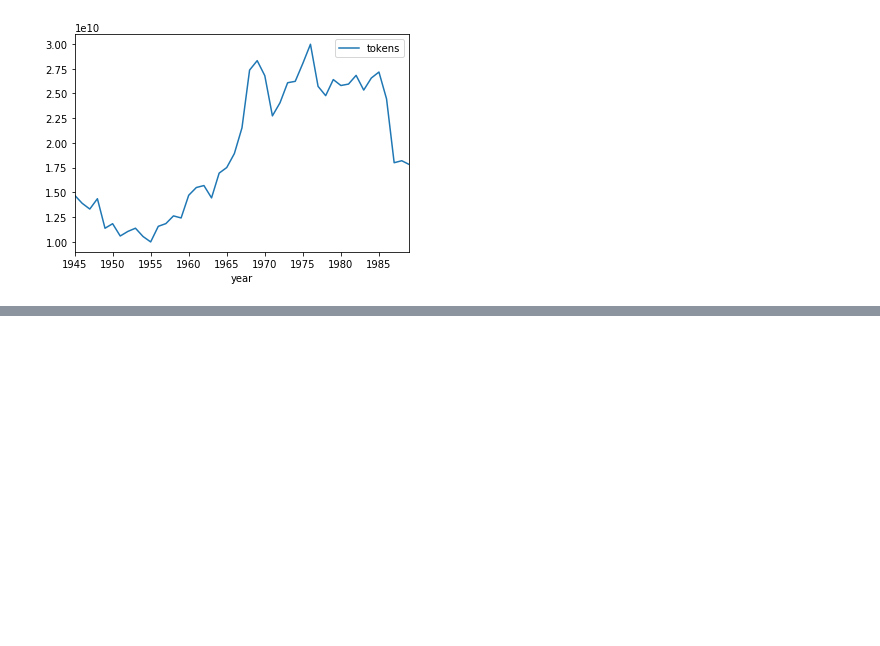
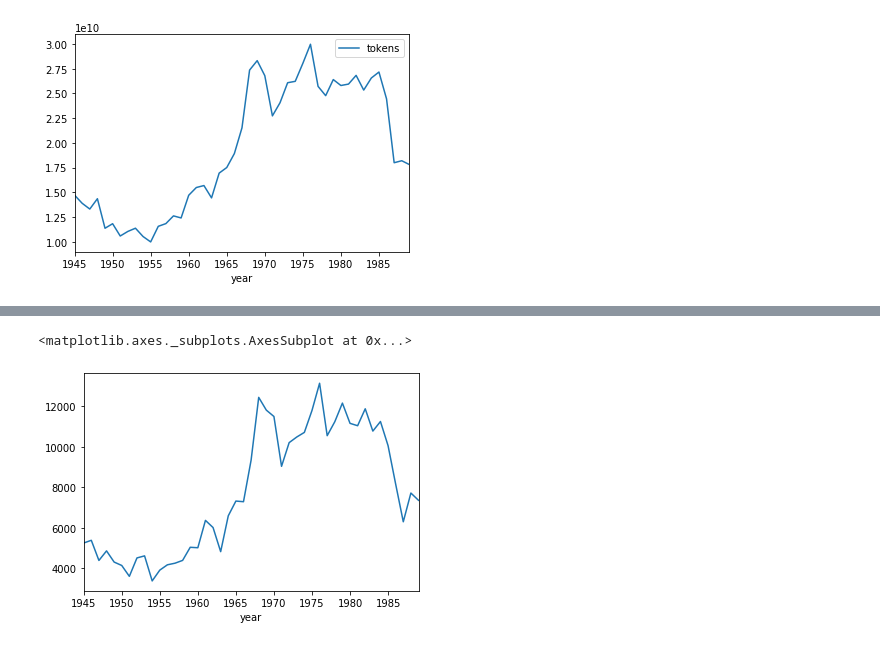
Before and after one commit to welfare-state-analytics/welfare_state_analytics, a Jupyter notebook: westac/case_study_political_in_newspapers/scratchbook.ipynb, the cells around one changed output, grey strips where cells are left out. Cells and saved outputs as stored; diff of their text form; code cells hidden in the pictures; blank space fills up the shorter version.

```diff
--- a/westac/case_study_political_in_newspapers/scratchbook.ipynb
+++ b/westac/case_study_political_in_newspapers/scratchbook.ipynb
@@ -24,0 +51,5 @@ df.head()
+# %%
+df.groupby(['year']).count()['w1'].plot()
+# %% [output]
+<matplotlib.axes._subplots.AxesSubplot at 0x...>
+[figure, added]
```
Also changed, not shown: parts of 7 cells of this notebook.
